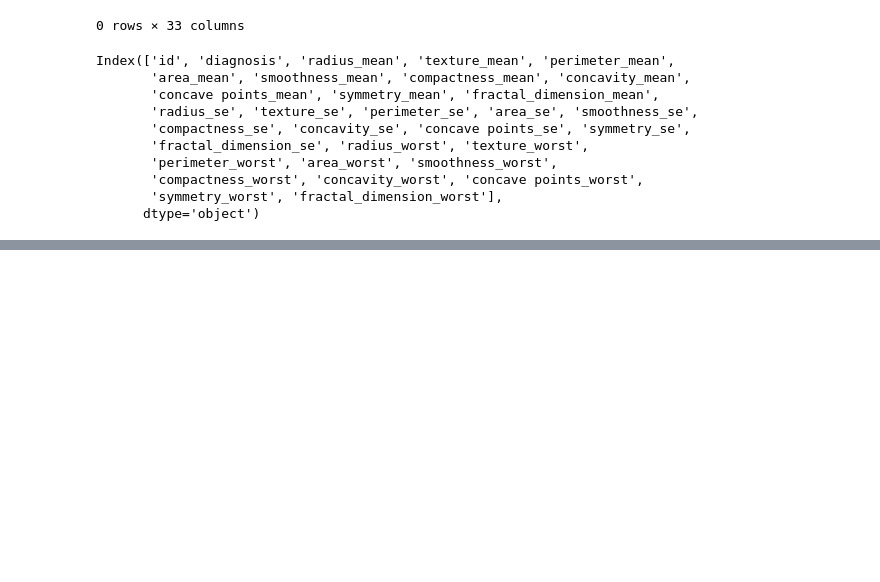
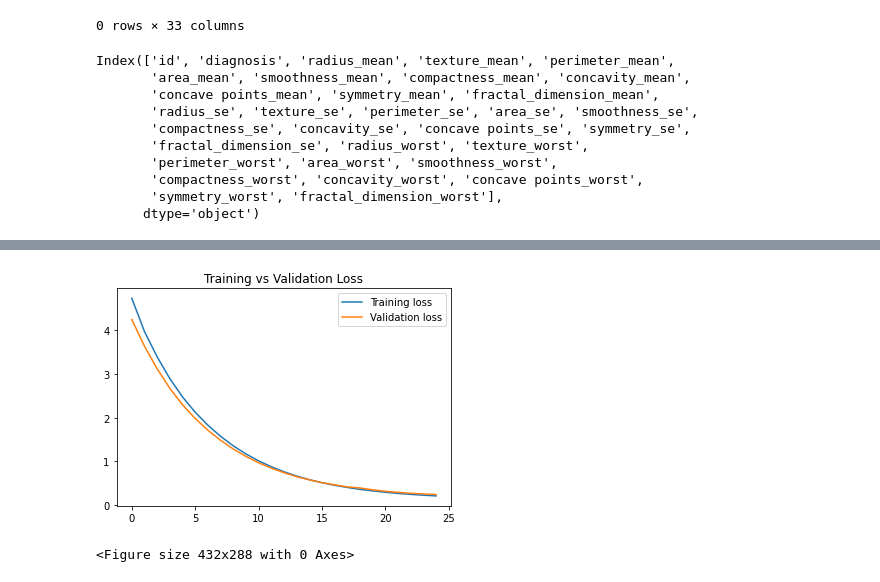
Before and after one commit to veenayagam/breast-cancer-wisconsin, a Jupyter notebook: breast_cancer_wisconsin_(diagnostic)_kaggle.ipynb, the cells around one changed output, grey strips where cells are left out. Cells and saved outputs as stored; diff of their text form; code cells hidden in the pictures; blank space fills up the shorter version.

```diff
--- a/breast_cancer_wisconsin_(diagnostic)_kaggle.ipynb
+++ b/breast_cancer_wisconsin_(diagnostic)_kaggle.ipynb
@@ -153 +155,16 @@ Epoch 25/25
+# %%
+# Plot training vs validation loss
+training_loss = history.history['loss']
+val_loss = history.history['val_loss']
+epochs = history.epoch
+
+plt.plot(epochs,training_loss,label='Training loss',)
+plt.plot(epochs,val_loss,label='Validation loss')
+plt.title('Training vs Validation Loss')
+plt.legend()
+plt.figure()
+plt.show()
+# %% [output]
+[figure, added]
+<Figure size 432x288 with 0 Axes>
 # %%
```
Also changed, not shown: parts of 16 cells of this notebook, 5 other files.
